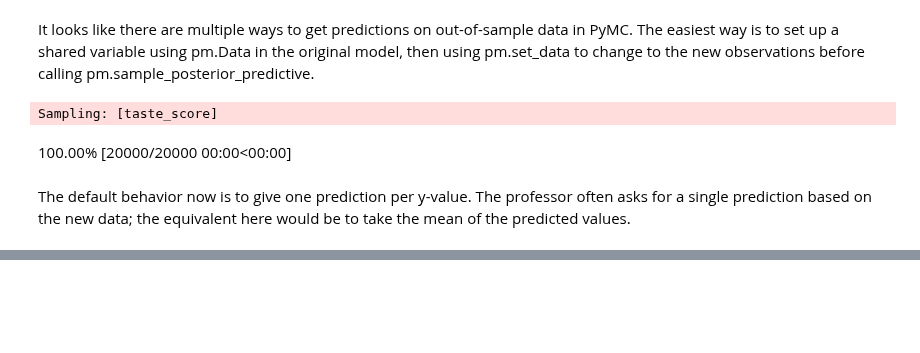
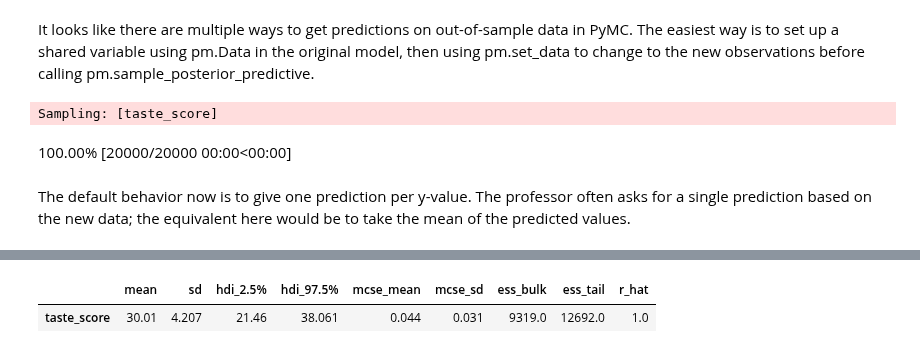
Before and after one commit to areding/6420-pymc, a Jupyter notebook: _sources/unit6/Unit6-cheese.ipynb, the cells around one changed output, grey strips where cells are left out. Drawn from its saved outputs; the diff is of its cells as text; code cells hidden in the pictures; blank space fills up the shorter version.

```diff
--- a/_sources/unit6/Unit6-cheese.ipynb
+++ b/_sources/unit6/Unit6-cheese.ipynb
@@ -111,3 +144,8 @@ dtype: float64
+# %%
+az.summary(ppc.predictions.mean(dim=("taste_score_dim_0")), hdi_prob=0.95)
+# %% [output]
+|  | mean | sd | hdi_2.5% | hdi_97.5% | mcse_mean | mcse_sd | ess_bulk | ess_tail | r_hat |
+| taste_score | 30.01 | 4.207 | 21.46 | 38.061 | 0.044 | 0.031 | 9319.0 | 12692.0 | 1.0 |
 # %%
 %watermark -n -u -v -iv -p aesara,aeppl
 # %% [output]
```
Also changed, not shown: parts of 5 cells of this notebook, 6 other files.
